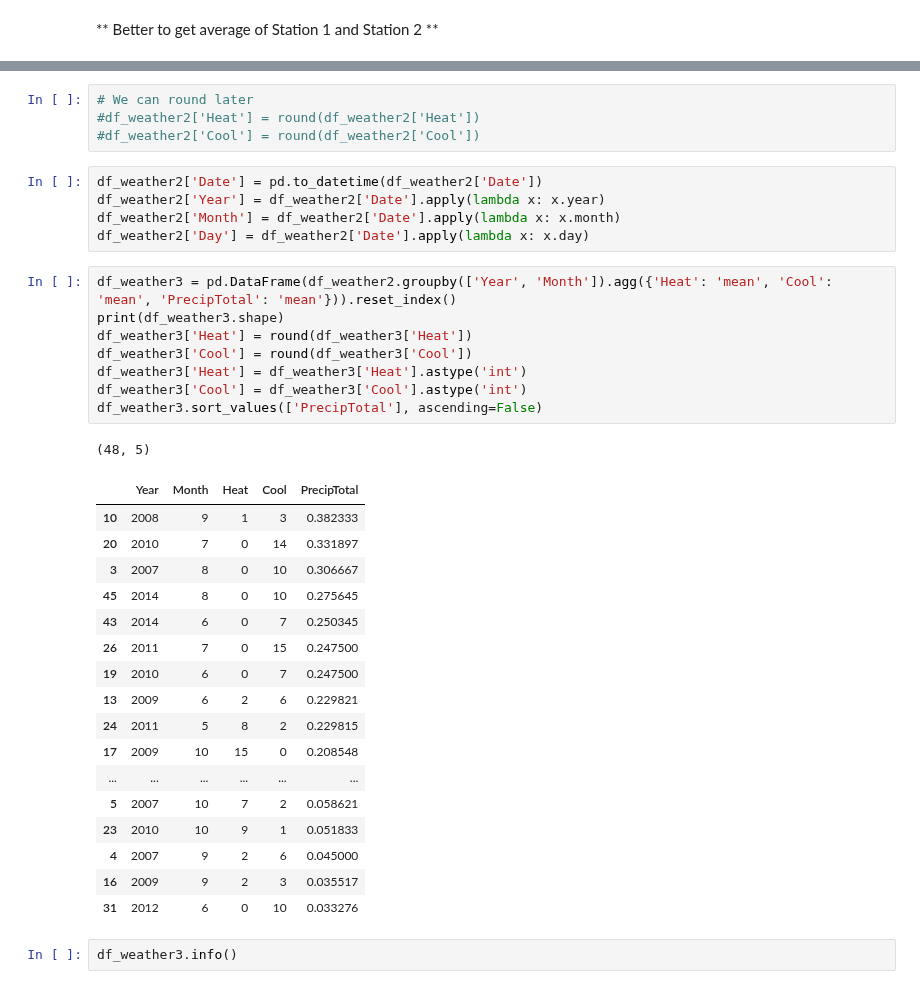
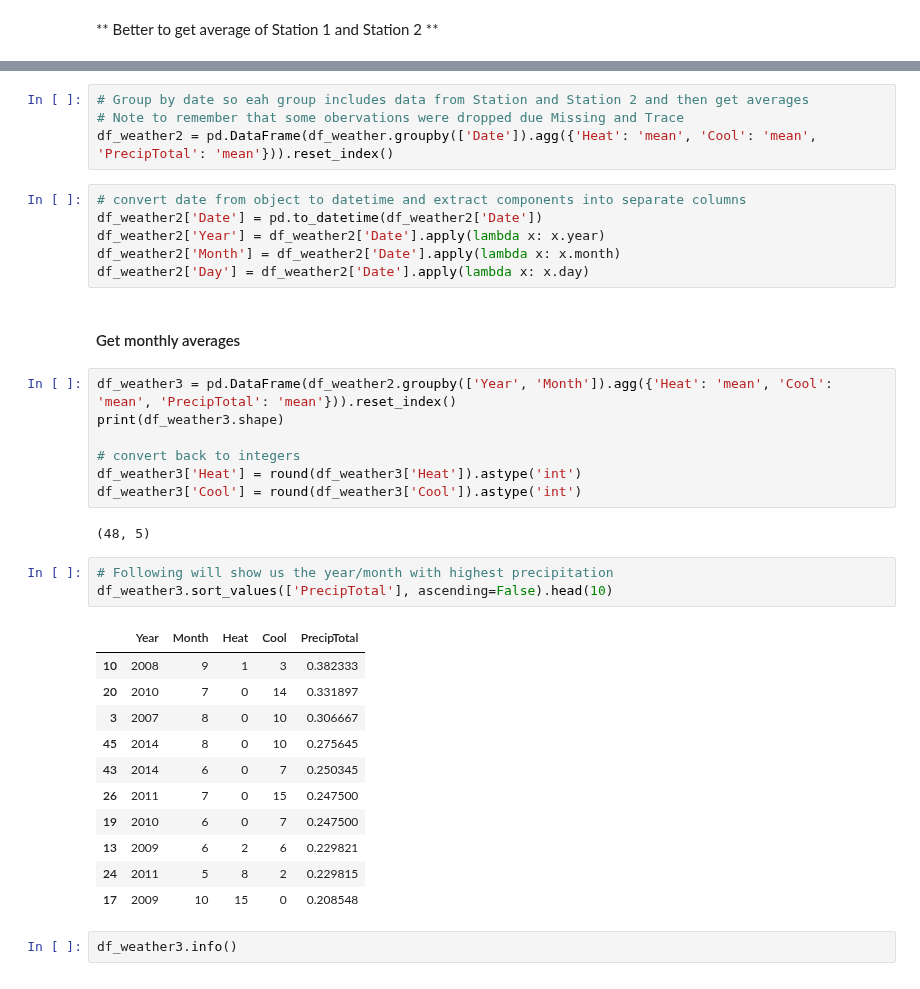
Before and after one commit to reef87/Predicting-West-Nile-Virus-Outbreaks-in-Chicago, a Jupyter notebook: code/project4-k.ipynb, the cells around one changed output, grey strips where cells are left out. Cells and saved outputs as stored; diff of their text form.

```diff
--- a/code/project4-k.ipynb
+++ b/code/project4-k.ipynb
@@ -462,39 +440,39 @@ df_weather2 = pd.DataFrame(df_weather.groupby(['Date']).agg({'Heat': 'mean', 'Co
-# %%
-# We can round later
-#df_weather2['Heat'] = round(df_weather2['Heat'])
-#df_weather2['Cool'] = round(df_weather2['Cool'])
+# %%
+# Group by date so eah group includes data from Station and Station 2 and then get averages
+# Note to remember that some obervations were dropped due Missing and Trace
+df_weather2 = pd.DataFrame(df_weather.groupby(['Date']).agg({'Heat': 'mean', 'Cool': 'mean', 'PrecipTotal': 'mean'})).reset_index()
 # %%
+# convert date from object to datetime and extract components into separate columns
 df_weather2['Date'] = pd.to_datetime(df_weather2['Date'])
 df_weather2['Year'] = df_weather2['Date'].apply(lambda x: x.year)
 df_weather2['Month'] = df_weather2['Date'].apply(lambda x: x.month)
 df_weather2['Day'] = df_weather2['Date'].apply(lambda x: x.day)
+# %% [markdown]
+#### Get monthly averages
 # %%
 df_weather3 = pd.DataFrame(df_weather2.groupby(['Year', 'Month']).agg({'Heat': 'mean', 'Cool': 'mean', 'PrecipTotal': 'mean'})).reset_index()
 print(df_weather3.shape)
-df_weather3['Heat'] = round(df_weather3['Heat'])
-df_weather3['Cool'] = round(df_weather3['Cool'])
-df_weather3['Heat'] = df_weather3['Heat'].astype('int')
-df_weather3['Cool'] = df_weather3['Cool'].astype('int')
-df_weather3.sort_values(['PrecipTotal'], ascending=False)
+
+# convert back to integers
+df_weather3['Heat'] = round(df_weather3['Heat']).astype('int')
+df_weather3['Cool'] = round(df_weather3['Cool']).astype('int')
 # %% [output]
 (48, 5)
-|  | Year | Month | Heat | Cool | PrecipTotal |
-| 10 | 2008 | 9 | 1 | 3 | 0.382333 |
-| 20 | 2010 | 7 | 0 | 14 | 0.331897 |
-| 3 | 2007 | 8 | 0 | 10 | 0.306667 |
-| 45 | 2014 | 8 | 0 | 10 | 0.275645 |
-| 43 | 2014 | 6 | 0 | 7 | 0.250345 |
-| 26 | 2011 | 7 | 0 | 15 | 0.247500 |
-| 19 | 2010 | 6 | 0 | 7 | 0.247500 |
-| 13 | 2009 | 6 | 2 | 6 | 0.229821 |
-| 24 | 2011 | 5 | 8 | 2 | 0.229815 |
-| 17 | 2009 | 10 | 15 | 0 | 0.208548 |
-| ... | ... | ... | ... | ... | ... |
-| 5 | 2007 | 10 | 7 | 2 | 0.058621 |
-| 23 | 2010 | 10 | 9 | 1 | 0.051833 |
-| 4 | 2007 | 9 | 2 | 6 | 0.045000 |
-| 16 | 2009 | 9 | 2 | 3 | 0.035517 |
-| 31 | 2012 | 6 | 0 | 10 | 0.033276 |
+# %%
+# Following will show us the year/month with highest precipitation
+df_weather3.sort_values(['PrecipTotal'], ascending=False).head(10)
+# %% [output]
+|  | Year | Month | Heat | Cool | PrecipTotal |
+| 10 | 2008 | 9 | 1 | 3 | 0.382333 |
+| 20 | 2010 | 7 | 0 | 14 | 0.331897 |
+| 3 | 2007 | 8 | 0 | 10 | 0.306667 |
+| 45 | 2014 | 8 | 0 | 10 | 0.275645 |
+| 43 | 2014 | 6 | 0 | 7 | 0.250345 |
+| 26 | 2011 | 7 | 0 | 15 | 0.247500 |
+| 19 | 2010 | 6 | 0 | 7 | 0.247500 |
+| 13 | 2009 | 6 | 2 | 6 | 0.229821 |
+| 24 | 2011 | 5 | 8 | 2 | 0.229815 |
+| 17 | 2009 | 10 | 15 | 0 | 0.208548 |
 # %%
 df_weather3.info()
 # %% [output]
```
Also changed, not shown: parts of 62 cells of this notebook.
